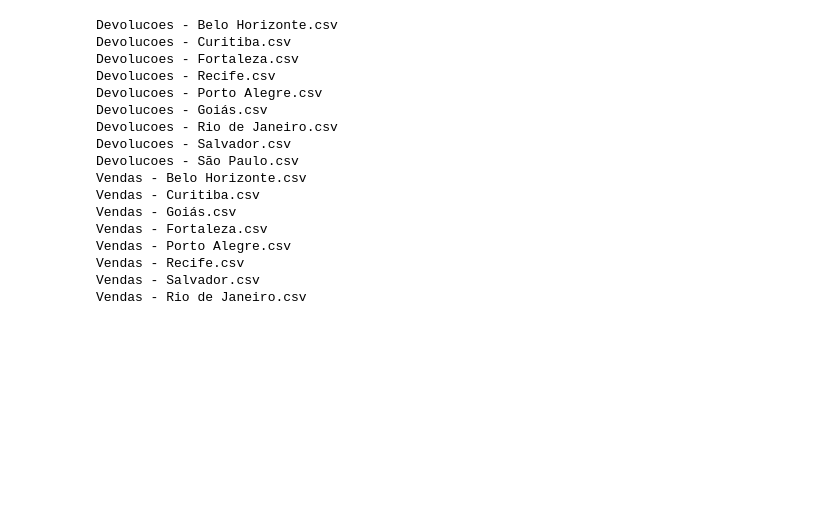
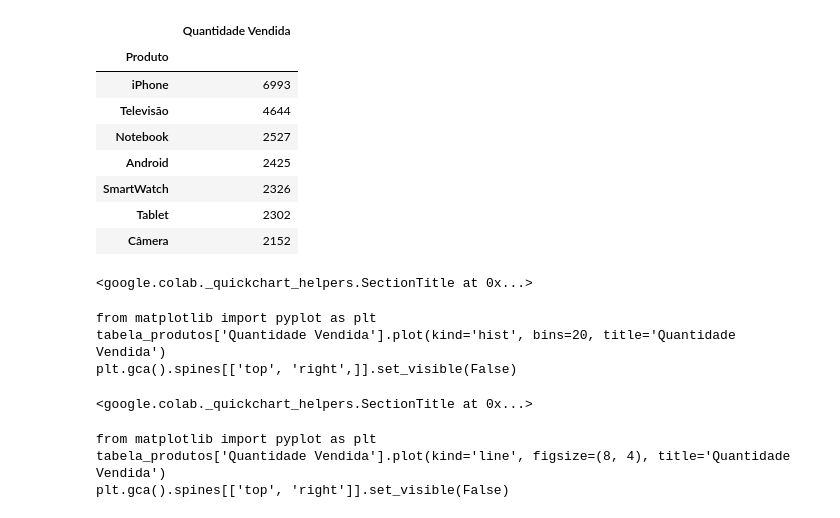
Before and after one commit to ReinaldoSurf/Atualizei-tabela001, a Jupyter notebook: Curso_Básico_de_Python.ipynb, the cells around one changed output. Cells and saved outputs as stored; diff of their text form; code cells hidden in the pictures; blank space fills up the shorter version.

```diff
--- a/Curso_Básico_de_Python.ipynb
+++ b/Curso_Básico_de_Python.ipynb
@@ -5,37 +5,41 @@
 
 from pickleshare import print_function
 import os
+import pandas as pd
 lista_arquivo = os.listdir("/content/drive/MyDrive/")
+tabela_total = pd.DataFrame()
 
+# passo 2 - importar a base de dados de vendas
+for arquivo in lista_arquivo:
+  # se tem "Vendas" no nome do arquivo, então
+  if "Vendas" in arquivo:
+    #importar o arquivo
+    tabela = pd.read_csv(f"/content/drive/MyDrive/{arquivo}")
+    tabela_total = tabela_total.append(tabela)
+    display(tabela)
 
-
-  # passo 2 - importar a base de dados de vendas
-for arquivo in lista_arquivo:
-    print(arquivo)
-
-
-  # passo - Tratar / compilar a base de dados
-
-  # passo 4 - calcular o produto mais vendido ( em quantidade)
-
-  # passo 5 - calcular o produto que mais faturou ( em faturamento)
-
-  # passo 6 - Calcular a loja/cidade que mais vendeu em faturamento. Criar o gráfico/dashboard
+  # passo 3 - Tratar / compilar a base de dados
+display(tabela_total)
-# %% [output]
-Devolucoes - Belo Horizonte.csv
-Devolucoes - Curitiba.csv
-Devolucoes - Fortaleza.csv
-Devolucoes - Recife.csv
-Devolucoes - Porto Alegre.csv
-Devolucoes - Goiás.csv
-Devolucoes - Rio de Janeiro.csv
-Devolucoes - Salvador.csv
-Devolucoes - São Paulo.csv
-Vendas - Belo Horizonte.csv
-Vendas - Curitiba.csv
-Vendas - Goiás.csv
-Vendas - Fortaleza.csv
-Vendas - Porto Alegre.csv
-Vendas - Recife.csv
-Vendas - Salvador.csv
-Vendas - Rio de Janeiro.csv
+# %%
+# Passo 4 - Calcular o produto mais vendido (em quantidade)
+tabela_produtos = tabela_total.groupby("Produto").sum()
+tabela_produtos = tabela_produtos[['Quantidade Vendida']].sort_values(by="Quantidade Vendida", ascending=False)
+display(tabela_produtos)
+# %% [output]
+|  | Quantidade Vendida |
+| Produto |  |
+| iPhone | 6993 |
+| Televisão | 4644 |
+| Notebook | 2527 |
+| Android | 2425 |
+| SmartWatch | 2326 |
+| Tablet | 2302 |
+| Câmera | 2152 |
+<google.colab._quickchart_helpers.SectionTitle at 0x...>
+from matplotlib import pyplot as plt
+tabela_produtos['Quantidade Vendida'].plot(kind='hist', bins=20, title='Quantidade Vendida')
+plt.gca().spines[['top', 'right',]].set_visible(False)
+<google.colab._quickchart_helpers.SectionTitle at 0x...>
+from matplotlib import pyplot as plt
+tabela_produtos['Quantidade Vendida'].plot(kind='line', figsize=(8, 4), title='Quantidade Vendida')
+plt.gca().spines[['top', 'right']].set_visible(False)
```
Also changed, not shown: parts of 3 cells of this notebook.
